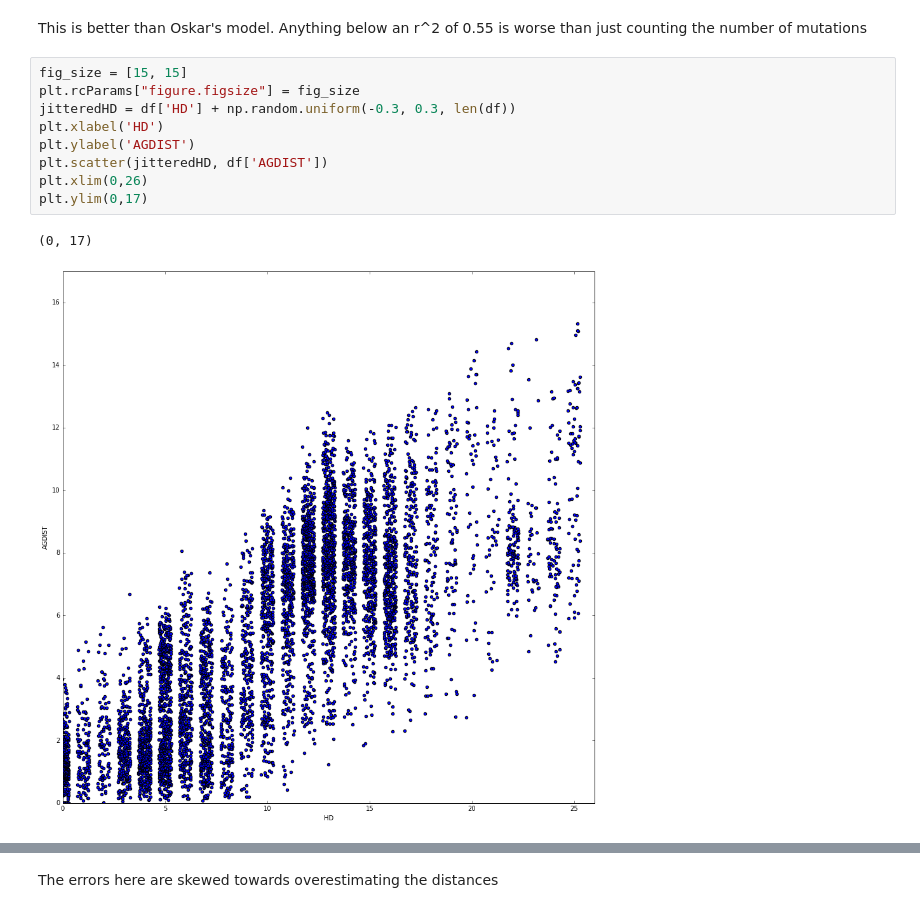
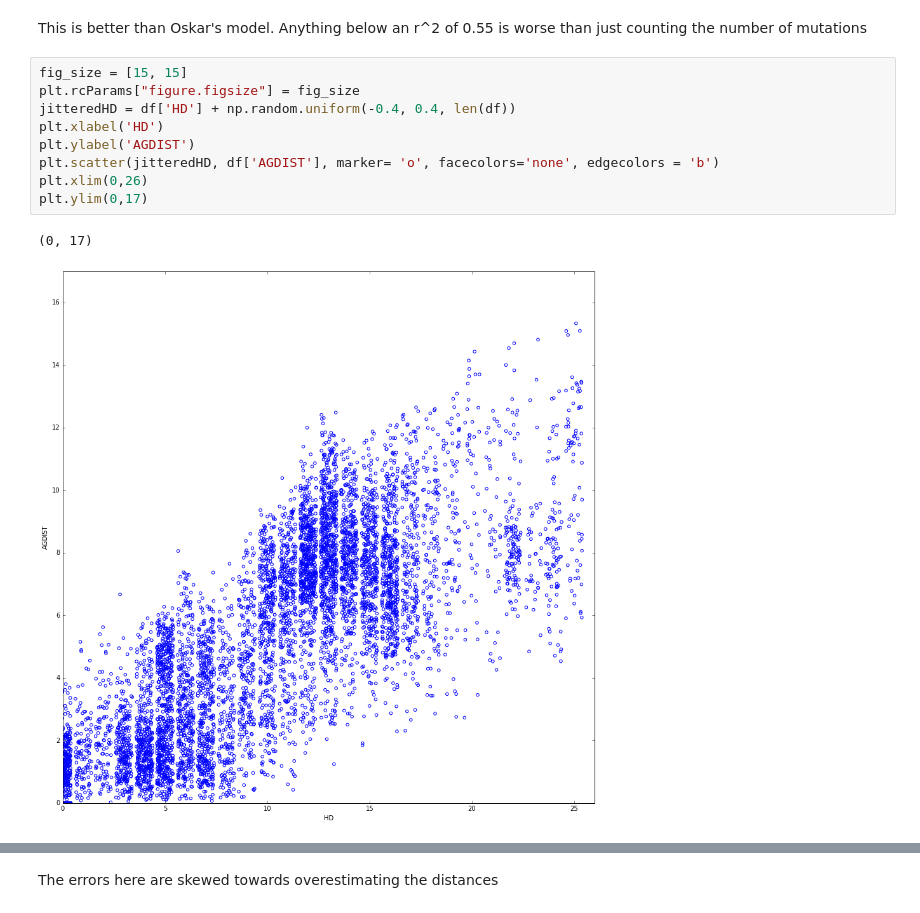
Before and after one commit to Tamarheron/acml, a Jupyter notebook: Lm, rfr and svr with 35yr-culled-1-20-to-25.ipynb, the cells around one changed output, grey strips where cells are left out. Cells and saved outputs as stored; diff of their text form.

Commit message:
investigating non-zero AGDIST with 0 HD

```diff
--- a/Lm, rfr and svr with 35yr-culled-1-20-to-25.ipynb
+++ b/Lm, rfr and svr with 35yr-culled-1-20-to-25.ipynb
@@ -415,12 +425,12 @@ Anything below an r^2 of 0.55 is worse than just counting the number of mutation
 # %%
 fig_size = [15, 15]
 plt.rcParams["figure.figsize"] = fig_size
-jitteredHD = df['HD'] + np.random.uniform(-0.3, 0.3, len(df))
+jitteredHD = df['HD'] + np.random.uniform(-0.4, 0.4, len(df))
 plt.xlabel('HD')
 plt.ylabel('AGDIST')
-plt.scatter(jitteredHD, df['AGDIST'])
+plt.scatter(jitteredHD, df['AGDIST'], marker= 'o', facecolors='none', edgecolors = 'b')
 plt.xlim(0,26)
 plt.ylim(0,17)
 # %% [output]
 (0, 17)
-[figure, old version]
+[figure, new version]
```
Also changed, not shown: parts of 23 cells of this notebook.
